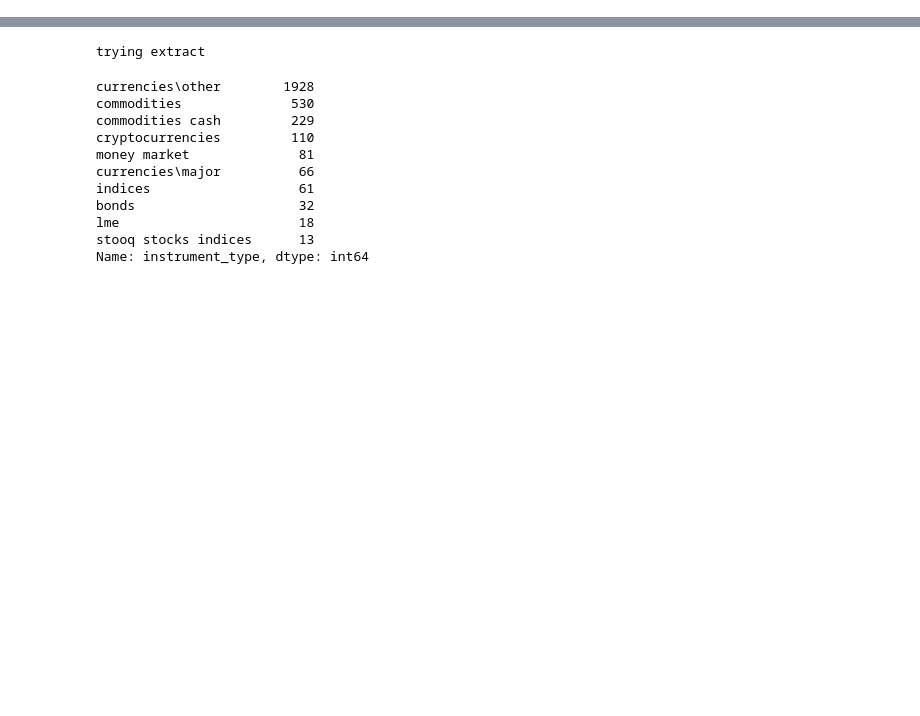
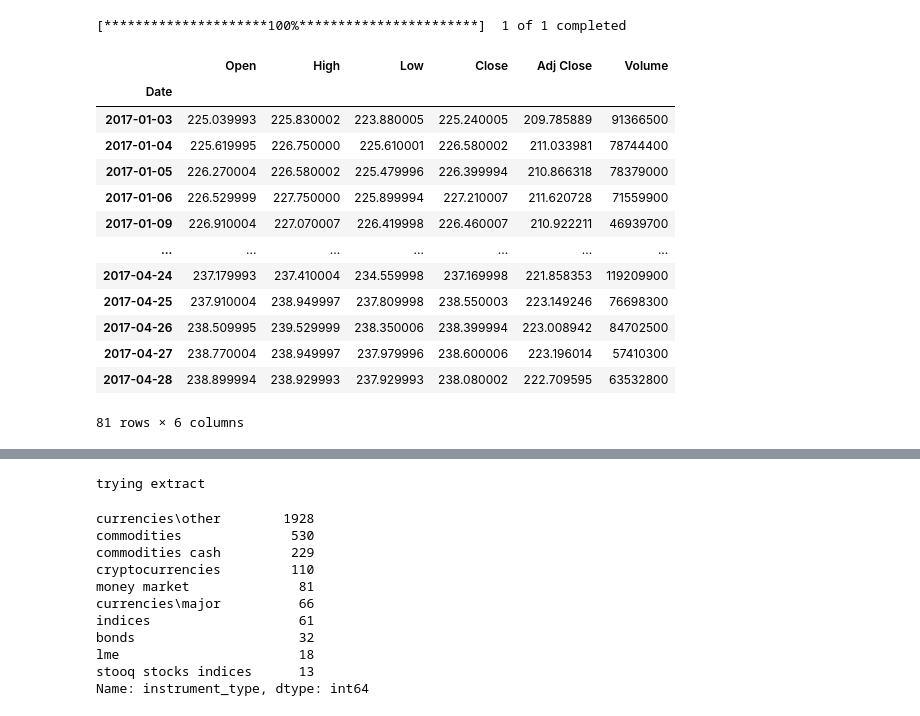
Before and after one commit to gr3ybr0w/newsfeed, a Jupyter notebook: notebooks/CollectData.ipynb, the cells around one changed output, grey strips where cells are left out. Cells and saved outputs as stored; diff of their text form; code cells hidden in the pictures; blank space fills up the shorter version.

```diff
--- a/notebooks/CollectData.ipynb
+++ b/notebooks/CollectData.ipynb
@@ -17 +130,23 @@ import os
+# %%
+# download dataframe
+data = pdr.get_data_yahoo("SPY", start="2017-01-01", end="2017-04-30")
+# %% [output]
+[*********************100%***********************]  1 of 1 completed
+# %%
+data
+# %% [output]
+|  | Open | High | Low | Close | Adj Close | Volume |
+| Date |  |  |  |  |  |  |
+| 2017-01-03 | 225.039993 | 225.830002 | 223.880005 | 225.240005 | 209.785889 | 91366500 |
+| 2017-01-04 | 225.619995 | 226.750000 | 225.610001 | 226.580002 | 211.033981 | 78744400 |
+| 2017-01-05 | 226.270004 | 226.580002 | 225.479996 | 226.399994 | 210.866318 | 78379000 |
+| 2017-01-06 | 226.529999 | 227.750000 | 225.899994 | 227.210007 | 211.620728 | 71559900 |
+| 2017-01-09 | 226.910004 | 227.070007 | 226.419998 | 226.460007 | 210.922211 | 46939700 |
+| ... | ... | ... | ... | ... | ... | ... |
+| 2017-04-24 | 237.179993 | 237.410004 | 234.559998 | 237.169998 | 221.858353 | 119209900 |
+| 2017-04-25 | 237.910004 | 238.949997 | 237.809998 | 238.550003 | 223.149246 | 76698300 |
+| 2017-04-26 | 238.509995 | 239.529999 | 238.350006 | 238.399994 | 223.008942 | 84702500 |
+| 2017-04-27 | 238.770004 | 238.949997 | 237.979996 | 238.600006 | 223.196014 | 57410300 |
+| 2017-04-28 | 238.899994 | 238.929993 | 237.929993 | 238.080002 | 222.709595 | 63532800 |
+81 rows × 6 columns
 # %%
```
Also changed, not shown: parts of 15 cells of this notebook, 2 other files.
